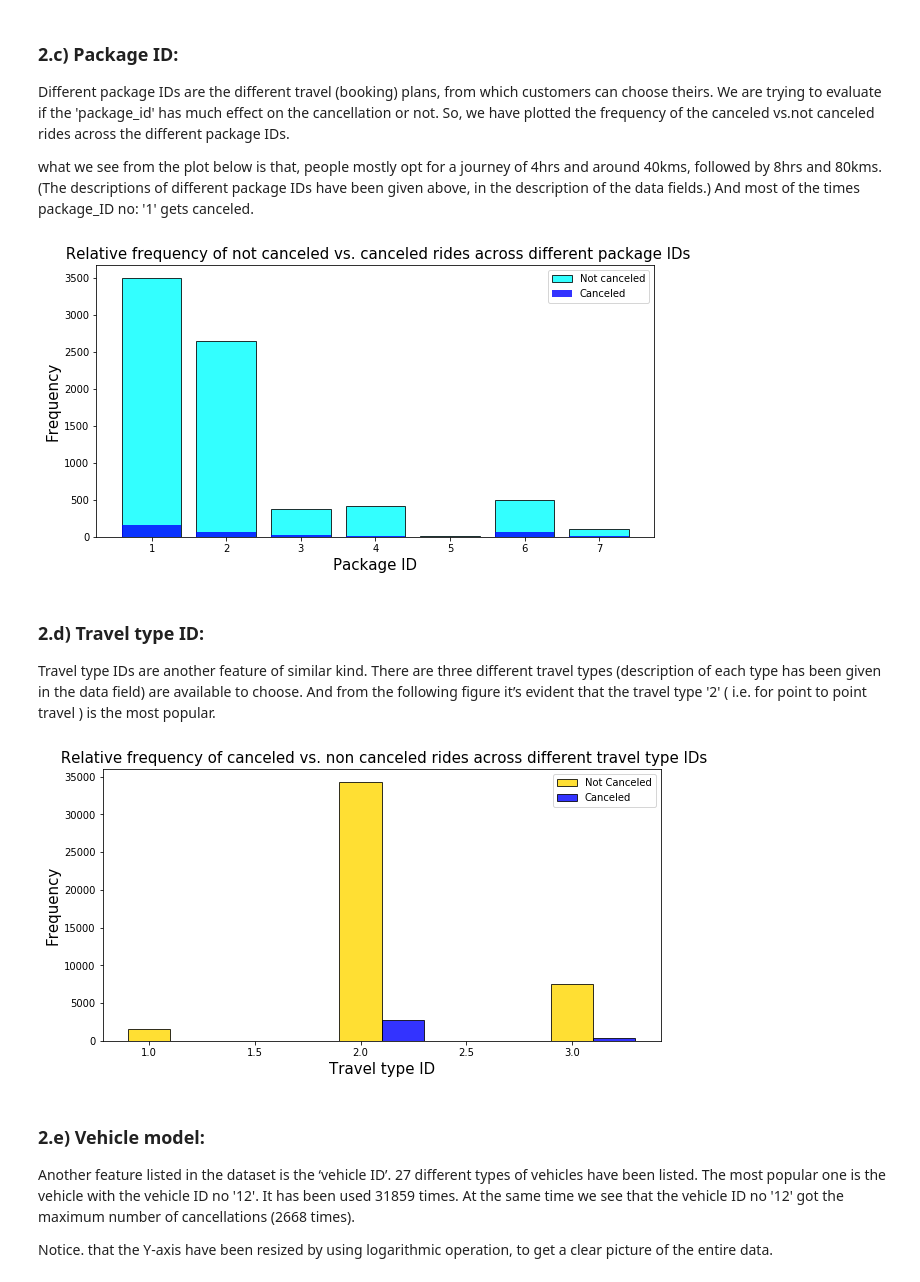
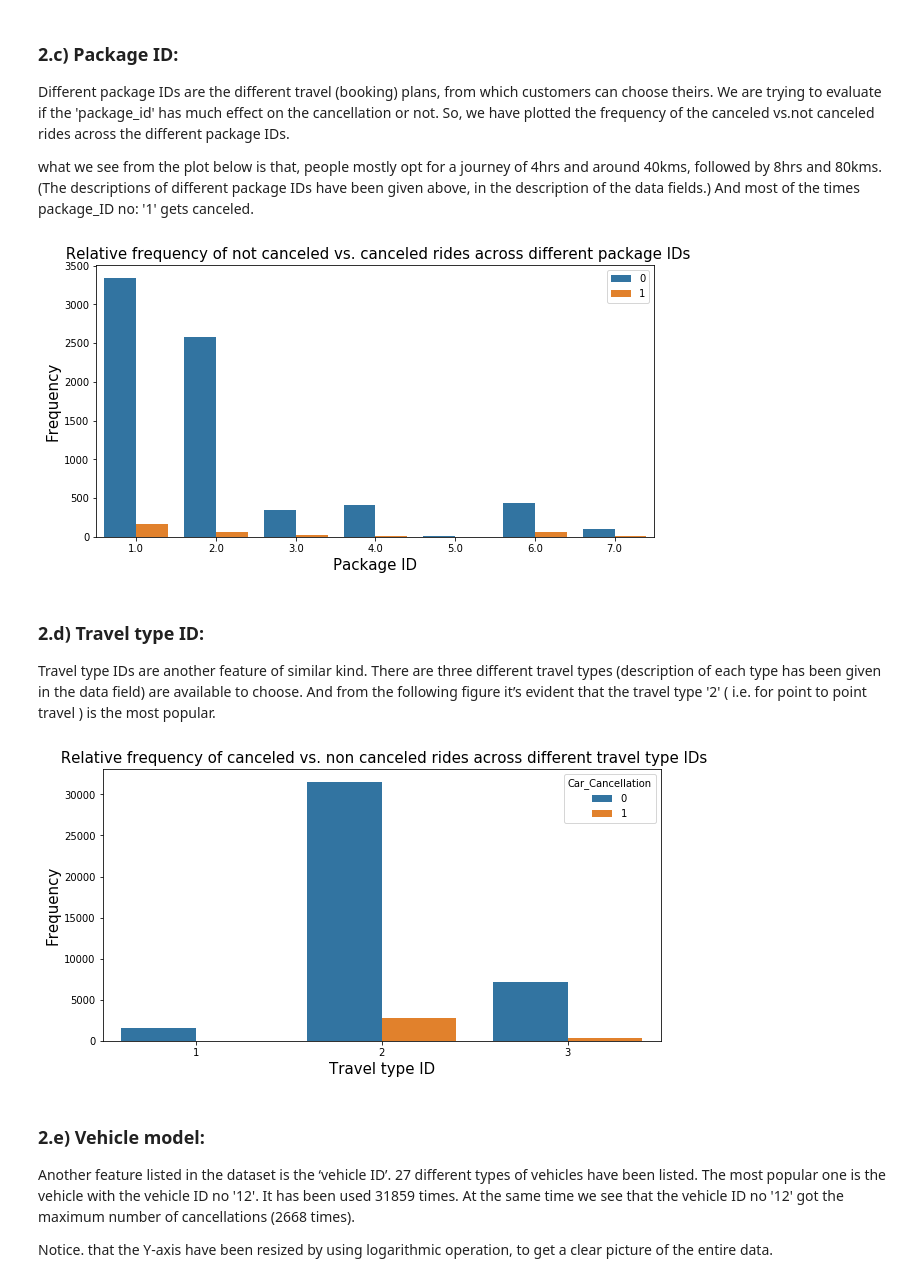
Before and after one commit to debisree/Springboard-Data-Science-Career-Track, a Jupyter notebook: predicting-cab-booking-cancellations-milestone.ipynb, the cells around one changed output. Saved outputs shown, nothing was run; the diff lists cells and outputs as text; code cells hidden in the pictures.

```diff
--- a/predicting-cab-booking-cancellations-milestone.ipynb
+++ b/predicting-cab-booking-cancellations-milestone.ipynb
@@ -286,26 +286,27 @@ what we see from the plot below is that, people mostly opt for a journey of 4hrs
 # %%
 # Let's see the distribution of package_id
 package=df.package_id.value_counts()
 #print(package)
 package_can=df1.package_id.value_counts()
 #print(package_can.index)
 #print(package_can.values)
 #print(package.values)
 #print(package.index)
 
 
 #visual display
+
+
 plt.figure(figsize=(10,5))
-_=plt.bar(package.index,package.values,alpha=0.8,color='cyan',edgecolor='k',label='Not canceled')
-_=plt.bar(package_can.index,package_can.values,alpha=0.8,color='b',label='Canceled')
+sns.countplot(x='package_id', hue='Car_Cancellation', data=df)
 plt.title(' Relative frequency of not canceled vs. canceled rides across different package IDs',fontsize=15)
 plt.ylabel('Frequency', fontsize=15)
 plt.xlabel('Package ID', fontsize=15)
+plt.savefig("6.png")
 plt.legend()
-plt.savefig("6.png")
 plt.show()
 # %% [output]
-[figure, old version]
+[figure, new version]
 # %% [markdown]
 ### 2.d) Travel type ID:
 
@@ -322,17 +323,14 @@ tt= df1.travel_type_id.value_counts()
 #Visually:
 
 plt.figure(figsize=(10,5))
-barwidth=0.2
-_=plt.bar(travel.index,travel.values,alpha=0.8,color='gold',edgecolor='k',label='Not Canceled',width=barwidth)
-_=plt.bar(tt.index+barwidth,tt.values,alpha=0.8,color='b',label='Canceled',width=barwidth,edgecolor='k')
+sns.countplot(x='travel_type_id', hue='Car_Cancellation', data=df)
 plt.title(' Relative frequency of canceled vs. non canceled rides across different travel type IDs',fontsize=15)
 plt.ylabel('Frequency', fontsize=15)
 plt.xlabel('Travel type ID', fontsize=15)
-plt.legend()
 plt.savefig("7.png")
 plt.show()
 # %% [output]
-[figure, old version]
+[figure, new version]
 # %% [markdown]
 ### 2.e) Vehicle model:
 
```
Also changed, not shown: parts of 22 cells of this notebook.
